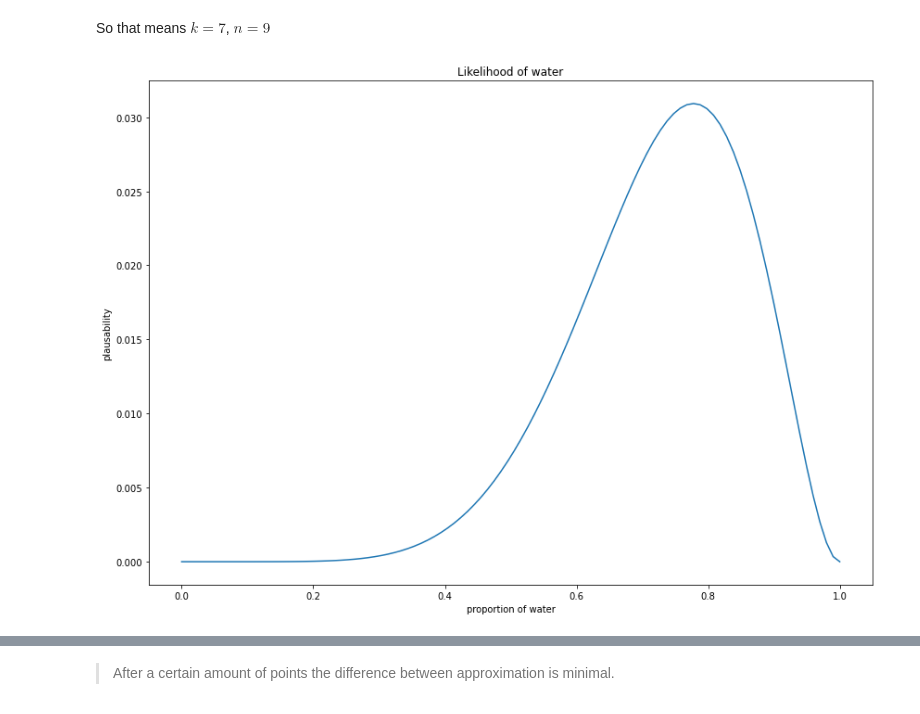
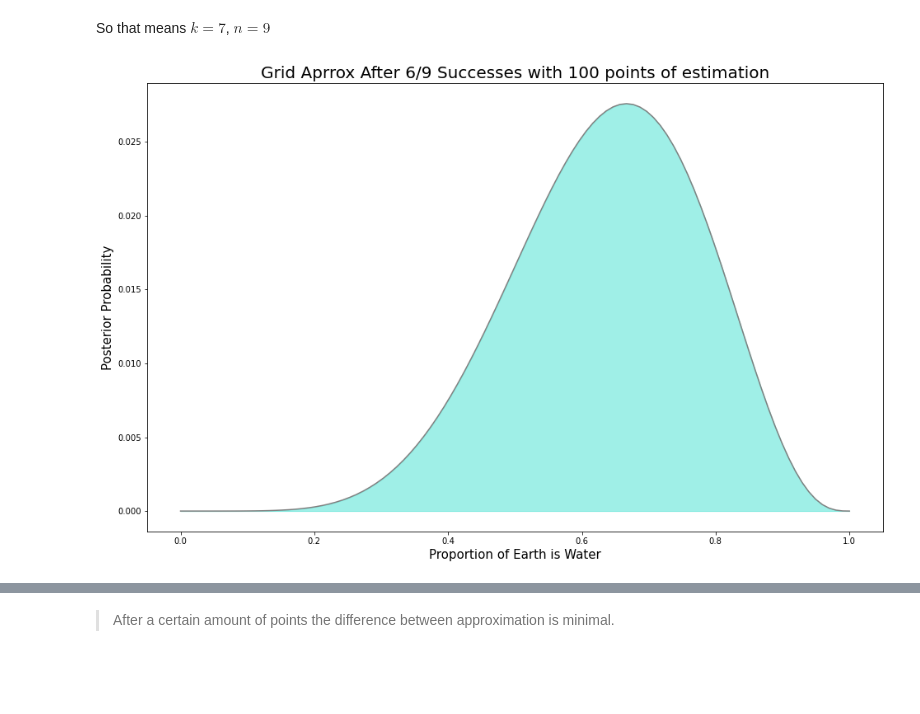
Before and after one commit to JoseJuan98/statistical-rethinking, a Jupyter notebook: Chapter2_Small_vs_Large_Worlds.ipynb, the cells around one changed output, grey strips where cells are left out. Cells and saved outputs as stored; diff of their text form; code cells hidden in the pictures; blank space fills up the shorter version.

Commit message:
ch2 grid approx v1.0

```diff
--- a/Chapter2_Small_vs_Large_Worlds.ipynb
+++ b/Chapter2_Small_vs_Large_Worlds.ipynb
@@ -318,21 +318,22 @@ def grid_approximation(k, n, points):
 
     return grid, posterior_std
 # %%
-k, n = 7, 9
+k, n = 6, 9
 grid, posterior = grid_approximation(k, n, 100)
 # %%
 #n, p = 10, 0.5
 #x = np.arange(stats.binom.ppf(0.01, n, p),
 #              stats.binom.ppf(1, n, p))
 
-fig, ax = plt.subplots(1, 1, figsize=(14,10))
+fig, ax = plt.subplots(1, 1, figsize=(16,10))
 #ax.plot(x, stats.binom.pmf(x, n, p), label='binom pmf')
-ax.plot(grid, posterior,'-', label='binom pmf')
-plt.title('Likelihood of water')
-plt.xlabel('proportion of water')
-plt.ylabel('plausability');
+ax.plot(grid, posterior,'-', label='binom pmf', color='grey')
+ax.fill_between(grid, posterior, color='turquoise', alpha=.5)
+ax.set_title('Grid Aprrox After 6/9 Successes with 100 points of estimation', fontsize=20)
+ax.set_xlabel('Proportion of Earth is Water', fontsize=15)
+ax.set_ylabel('Posterior Probability', fontsize=15);
 #ax.vlines(x, 0, stats.binom.pmf(x, n, p), colors='b', lw=5, alpha=0.5);
 # %% [output]
-[figure, old version]
+[figure, new version]
 # %%
 def plot_likelihood(k, n, points):
```
Also changed, not shown: parts of 2 cells of this notebook.
